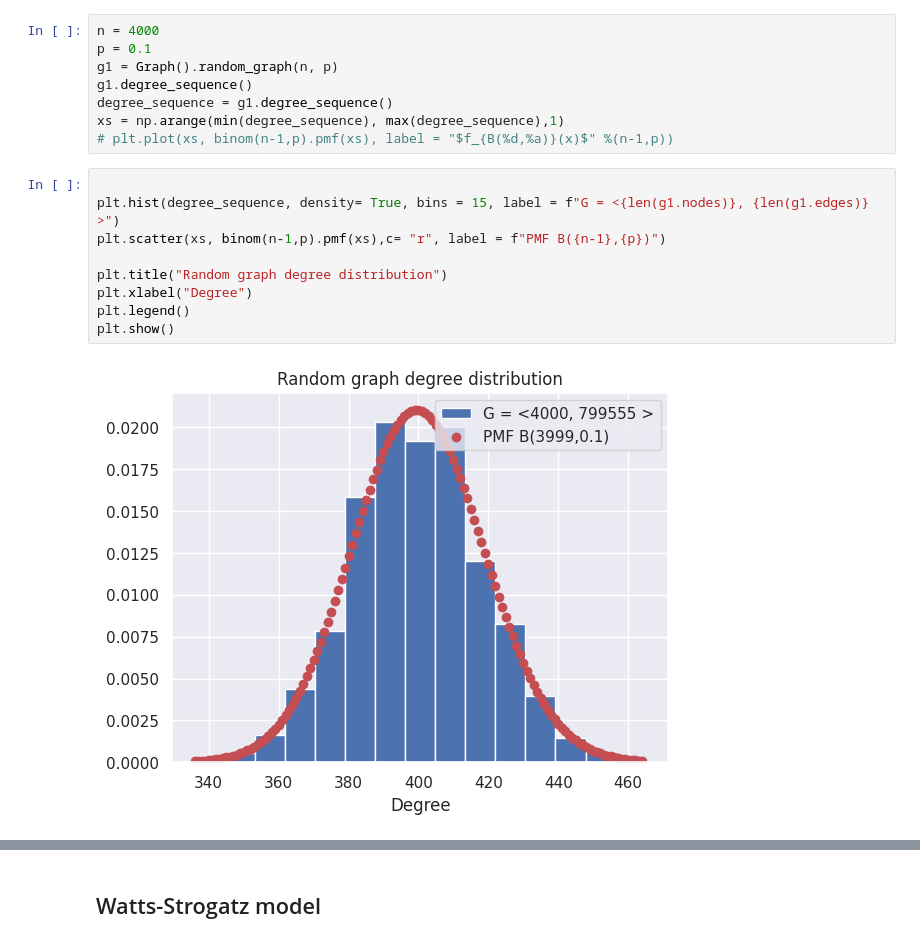
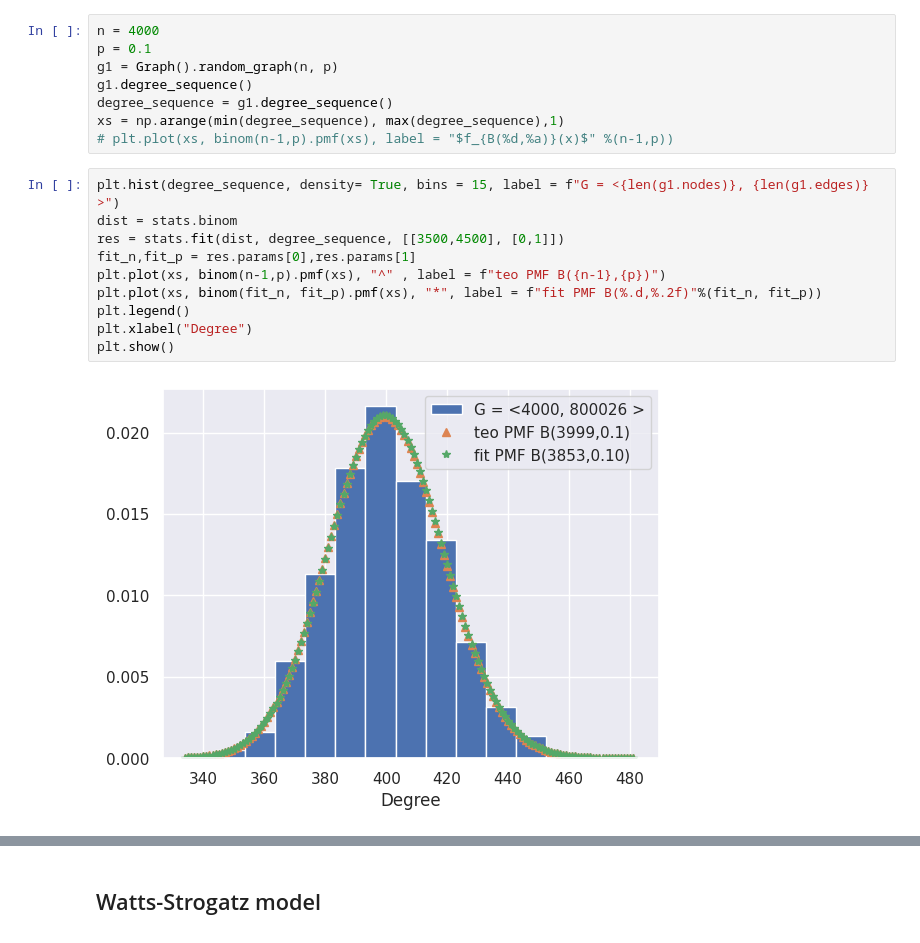
Before and after one commit to meluzyn100/DPOCN, a Jupyter notebook: labs/list3/list3_1.ipynb, the cells around one changed output, grey strips where cells are left out. Saved outputs shown, nothing was run; the diff lists cells and outputs as text.

```diff
--- a/labs/list3/list3_1.ipynb
+++ b/labs/list3/list3_1.ipynb
@@ -35,16 +48,17 @@ degree_sequence = g1.degree_sequence()
 xs = np.arange(min(degree_sequence), max(degree_sequence),1)
 # plt.plot(xs, binom(n-1,p).pmf(xs), label = "$f_{B(%d,%a)}(x)$" %(n-1,p))
 # %%
-
 plt.hist(degree_sequence, density= True, bins = 15, label = f"G = <{len(g1.nodes)}, {len(g1.edges)} >")
-plt.scatter(xs, binom(n-1,p).pmf(xs),c= "r", label = f"PMF B({n-1},{p})")
-
-plt.title("Random graph degree distribution")
+dist = stats.binom
+res = stats.fit(dist, degree_sequence, [[3500,4500], [0,1]])
+fit_n,fit_p = res.params[0],res.params[1]
+plt.plot(xs, binom(n-1,p).pmf(xs), "^" , label = f"teo PMF B({n-1},{p})")
+plt.plot(xs, binom(fit_n, fit_p).pmf(xs), "*", label = f"fit PMF B(%.d,%.2f)"%(fit_n, fit_p))
+plt.legend()
 plt.xlabel("Degree")
-plt.legend()
 plt.show()
 # %% [output]
-[figure, old version]
+[figure, new version]
 # %%
 print(f"""
 nodes = {len(g1.nodes)},
```
Also changed, not shown: parts of 13 cells of this notebook.
